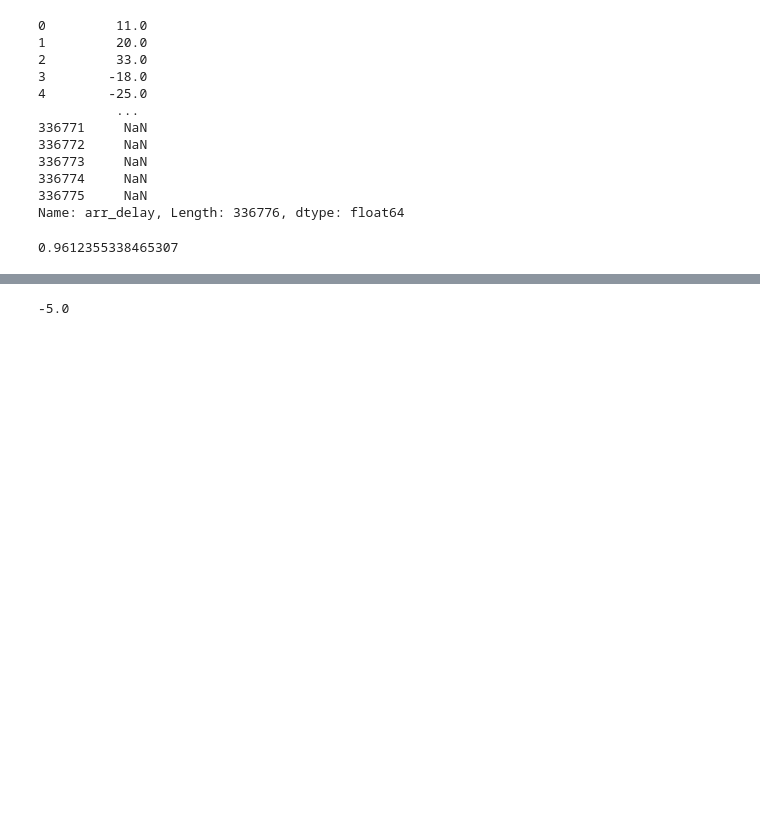
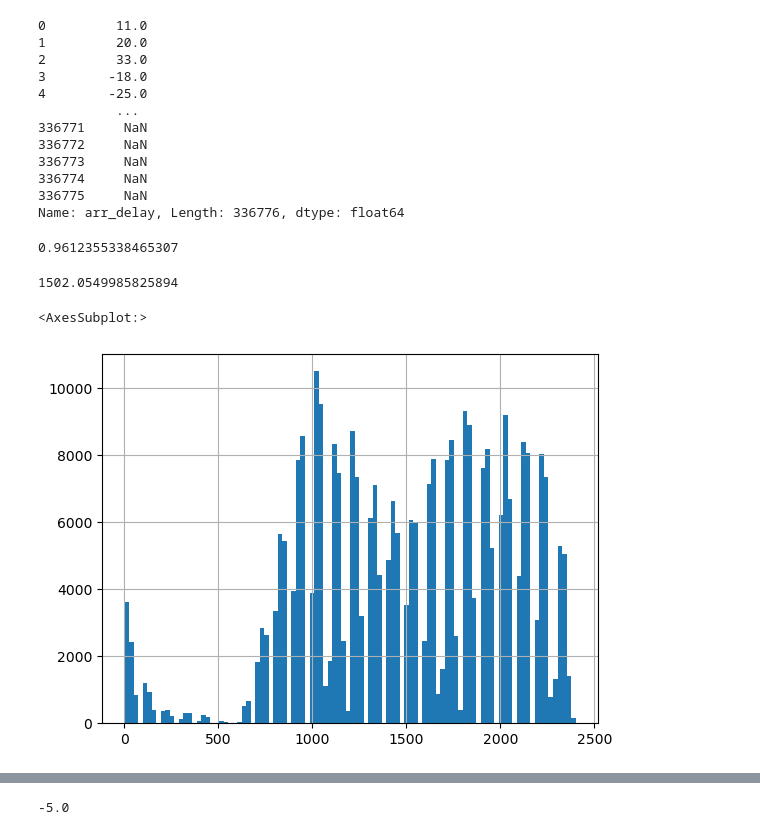
Before and after one commit to jamal221/Machine_Learning_Project, a Jupyter notebook: Statstics_Flight_USA.ipynb, the cells around one changed output, grey strips where cells are left out. Cells and saved outputs as stored; diff of their text form; code cells hidden in the pictures; blank space fills up the shorter version.

```diff
--- a/Statstics_Flight_USA.ipynb
+++ b/Statstics_Flight_USA.ipynb
@@ -56,3 +116,12 @@ from scipy import stats
 stats.trim_mean(data['arr_delay'], 0.1)
 # %% [output]
 0.9612355338465307
+# %%
+data['arr_time'].mean()
+# %% [output]
+1502.0549985825894
+# %%
+data['arr_time'].hist(bins=100)
+# %% [output]
+<AxesSubplot:>
+[figure, added]
```
Also changed, not shown: parts of 22 cells of this notebook.
